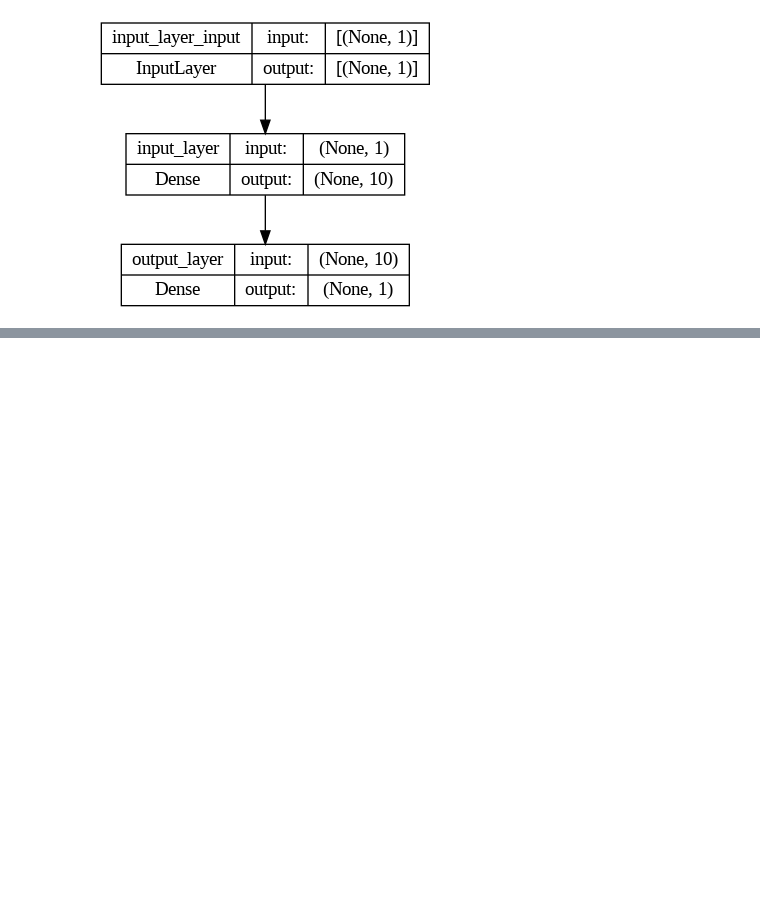
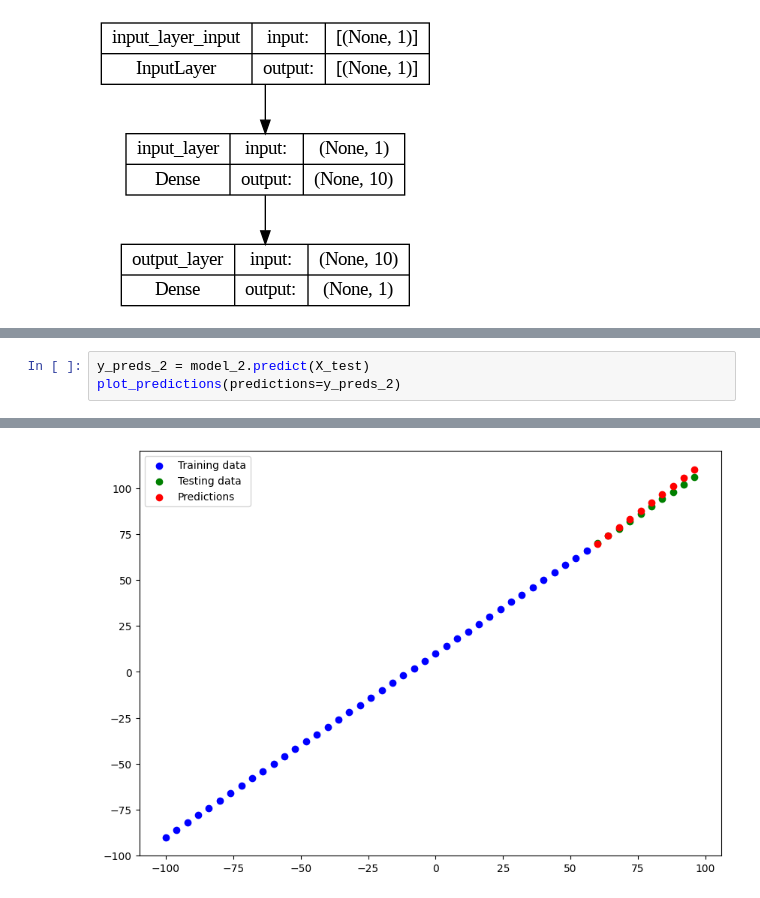
Before and after one commit to issarbhavya/ML, a Jupyter notebook: 01_neural_network_regression_using_tf.ipynb, the cells around one changed output, grey strips where cells are left out. Saved outputs shown, nothing was run; the diff lists cells and outputs as text; blank space fills up the shorter version.

```diff
--- a/01_neural_network_regression_using_tf.ipynb
+++ b/01_neural_network_regression_using_tf.ipynb
@@ -726,0 +976,4 @@ plot_model(model, show_shapes=True)
+# %%
+y_preds_2 = model_2.predict(X_test)
+plot_predictions(predictions=y_preds_2)
+# %% [output]
@@ -726,0 +981 @@ plot_model(model, show_shapes=True)
+[figure, added]
```
Also changed, not shown: parts of 34 cells of this notebook.
